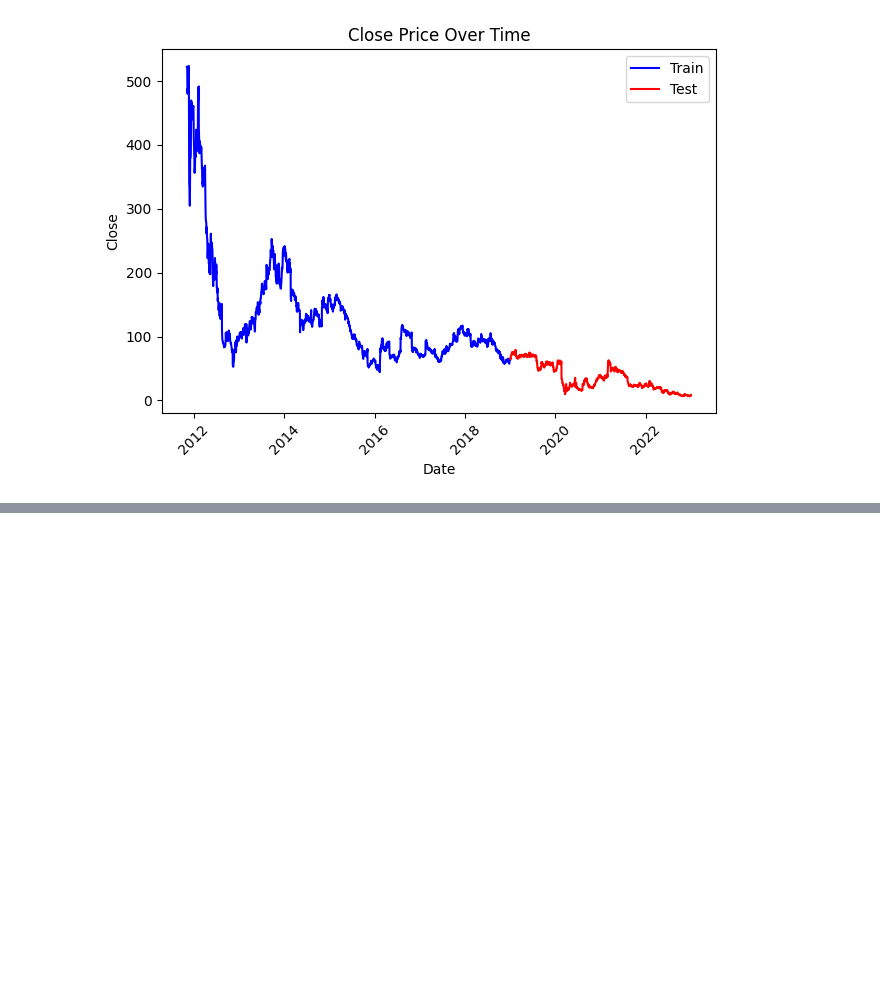
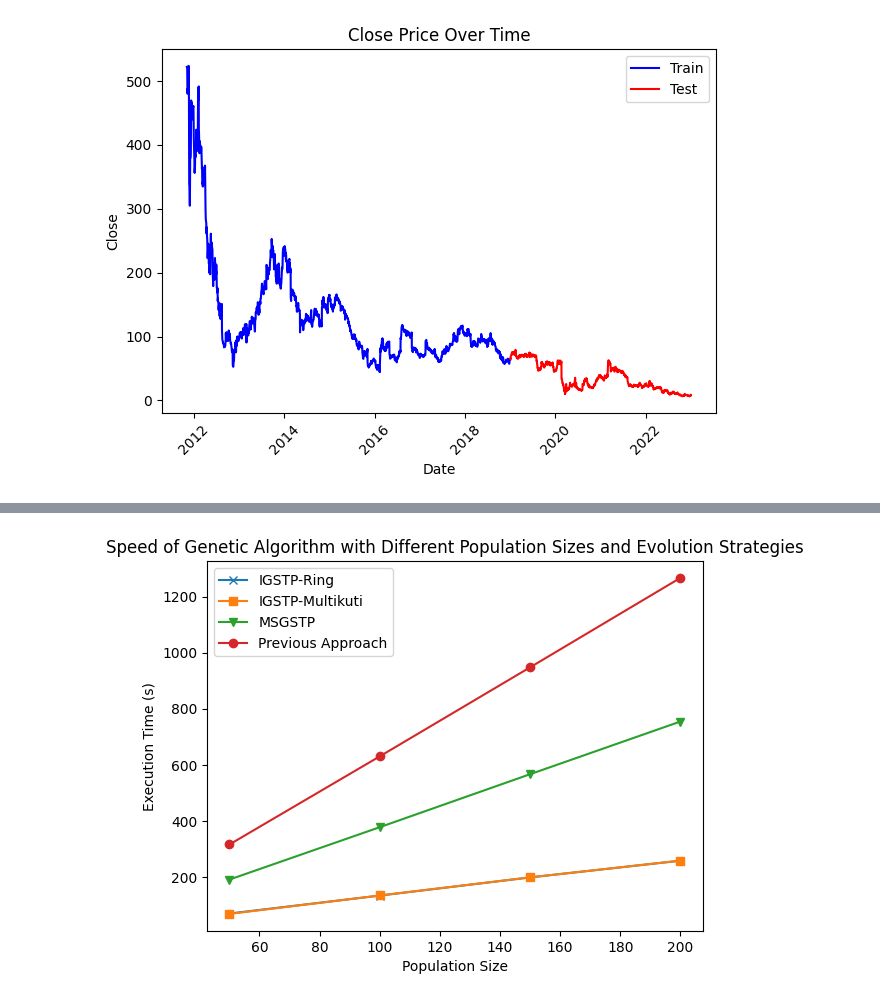
Before and after one commit to Chideme/island_genetic_algrorithm, a Jupyter notebook: pop_size.ipynb, the cells around one changed output, grey strips where cells are left out. Saved outputs shown, nothing was run; the diff lists cells and outputs as text; code cells hidden in the pictures; blank space fills up the shorter version.

```diff
--- a/pop_size.ipynb
+++ b/pop_size.ipynb
@@ -82,0 +90,31 @@ Generation 19: Best fitness = 1.2998928866929507Average fitness = 0.989718251355
+# %%
+# Plot the speed of the algorithm against the population size for each evolution strategy
+
+# Define a dictionary of line styles for each strategy
+# line_styles = ['o-', 'x-', 's-', 'D-', '^-', 'v-', '<-', '>-', '1-', '2-']
+line_styles = {
+    "gga": "o-",          # Previous Approach
+    "ring": "x-",    # Replace "strategy2" with the actual strategy names
+    "multikuti": "s-",    # Replace "strategy3" with the actual strategy names
+    "master_slave":"v-"
+}
+
+for strategy in evolve_strategy:
+    if strategy in line_styles:
+        if strategy == 'gga':
+            l = "Previous Approach"
+        elif strategy =='ring':
+            l= "IGSTP-Ring"
+        elif strategy == "multikuti":
+            l= "IGSTP-Multikuti"
+        else:
+            l= "MSGSTP"
+        plt.plot(pop_size, [sum(speed_values[strategy][size]) / len(speed_values[strategy][size]) for size in pop_size], line_styles[strategy], label=l)
+
+plt.xlabel('Population Size')
+plt.ylabel('Execution Time (s)')
+plt.title('Speed of Genetic Algorithm with Different Population Sizes and Evolution Strategies')
+plt.legend()
+plt.show()
+# %% [output]
+[figure, added]
```
Also changed, not shown: parts of 5 cells of this notebook, 7 other files.
